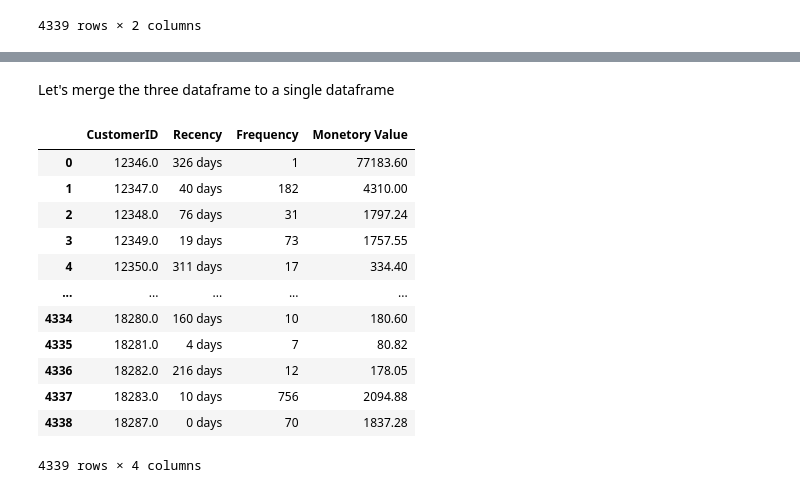
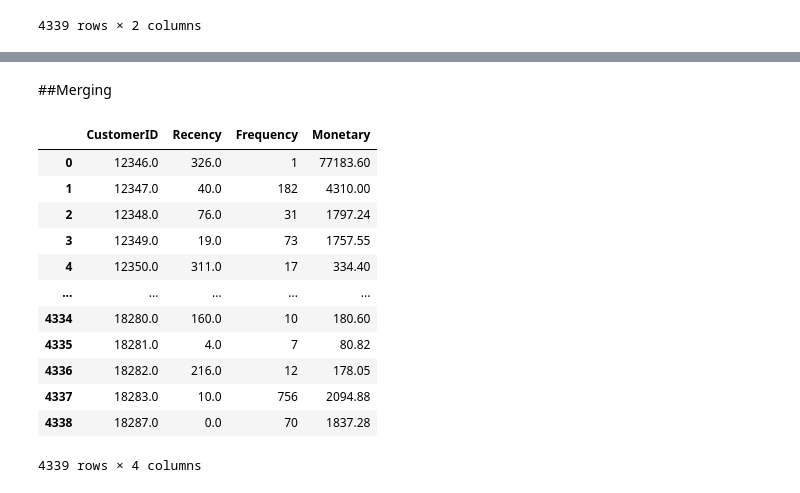
Before and after one commit to cpvivek/Onlie-Retail-Customer-Segmentation, a Jupyter notebook: Online_Retail_Customer_Segmentation__Vivek_CP_Capstone_Project.ipynb, the cells around one changed output, grey strips where cells are left out. Saved outputs shown, nothing was run; the diff lists cells and outputs as text; code cells hidden in the pictures.

```diff
--- a/Online_Retail_Customer_Segmentation__Vivek_CP_Capstone_Project.ipynb
+++ b/Online_Retail_Customer_Segmentation__Vivek_CP_Capstone_Project.ipynb
@@ -277,4 +284,4 @@ The company has highest sales in UK followed by Netherlands, EIRE, Germany, Fran
 # %%
-monetory_value=df.groupby('CustomerID')['Sales'].sum().reset_index().rename(columns={'Sales':'Monetory Value'})
-monetory_value
+monetary_value=df.groupby('CustomerID')['Sales'].sum().reset_index().rename(columns={'Sales':'Monetary'})
+monetary_value
 # %% [output]
@@ -320,4 +327,4 @@ import datetime as dt
 last_date=df['InvoiceDate'].max()
 recency['Recency']=last_date-recency['LatestDate']
 recency.drop('LatestDate',axis=1,inplace=True)
-recency
+recency['Recency']=recency['Recency'].astype('timedelta64[D]')
@@ -338,20 +331,20 @@ recency
-# %% [markdown]
-Let's merge the three dataframe to a single dataframe
+# %% [markdown]
+##Merging
 # %%
 RFM_df=recency.merge(cust_frequency,on='CustomerID',how='right')
-RFM_df=RFM_df.merge(monetory_value ,on='CustomerID',how='right')
+RFM_df=RFM_df.merge(monetary_value ,on='CustomerID',how='right')
 RFM_df
 # %% [output]
-|  | CustomerID | Recency | Frequency | Monetory Value |
-| 0 | 12346.0 | 326 days | 1 | 77183.60 |
-| 1 | 12347.0 | 40 days | 182 | 4310.00 |
-| 2 | 12348.0 | 76 days | 31 | 1797.24 |
-| 3 | 12349.0 | 19 days | 73 | 1757.55 |
-| 4 | 12350.0 | 311 days | 17 | 334.40 |
+|  | CustomerID | Recency | Frequency | Monetary |
+| 0 | 12346.0 | 326.0 | 1 | 77183.60 |
+| 1 | 12347.0 | 40.0 | 182 | 4310.00 |
+| 2 | 12348.0 | 76.0 | 31 | 1797.24 |
+| 3 | 12349.0 | 19.0 | 73 | 1757.55 |
+| 4 | 12350.0 | 311.0 | 17 | 334.40 |
 | ... | ... | ... | ... | ... |
-| 4334 | 18280.0 | 160 days | 10 | 180.60 |
-| 4335 | 18281.0 | 4 days | 7 | 80.82 |
-| 4336 | 18282.0 | 216 days | 12 | 178.05 |
-| 4337 | 18283.0 | 10 days | 756 | 2094.88 |
-| 4338 | 18287.0 | 0 days | 70 | 1837.28 |
+| 4334 | 18280.0 | 160.0 | 10 | 180.60 |
+| 4335 | 18281.0 | 4.0 | 7 | 80.82 |
+| 4336 | 18282.0 | 216.0 | 12 | 178.05 |
+| 4337 | 18283.0 | 10.0 | 756 | 2094.88 |
+| 4338 | 18287.0 | 0.0 | 70 | 1837.28 |
 4339 rows × 4 columns
```
Also changed, not shown: parts of 48 cells of this notebook.
